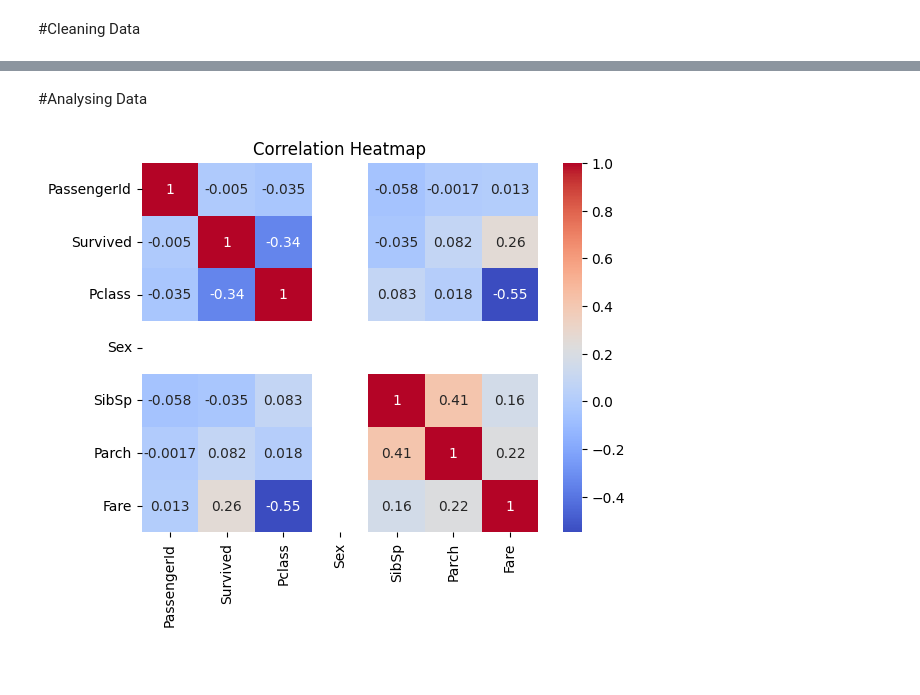
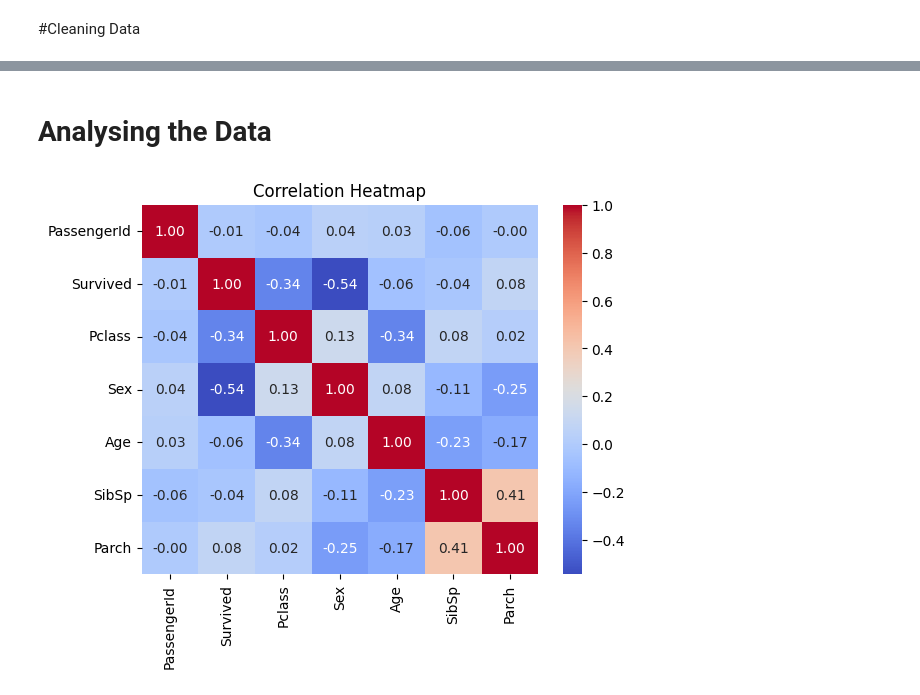
Before and after one commit to nightitachi/Block-Notes, a Jupyter notebook: Titanic11.ipynb, the cells around one changed output, grey strips where cells are left out. Saved outputs shown, nothing was run; the diff lists cells and outputs as text; code cells hidden in the pictures; blank space fills up the shorter version.

```diff
--- a/Titanic11.ipynb
+++ b/Titanic11.ipynb
@@ -149,0 +128,7 @@ clean(test)
+# %%
+la = LabelEncoder()
+obj = train.select_dtypes(include='object')
+non_obj = train.select_dtypes(exclude='object')
+# %%
+for i in range(0, obj.shape[1]):
+    obj.iloc[:, i] = la.fit_transform(obj.iloc[:, i])
@@ -149,0 +151,4 @@ clean(test)
+# %%
+obj = obj.astype('int')
+data = pd.concat([obj,non_obj] , axis = 1)
+data
@@ -154,0 +174,2 @@ sns.heatmap(train.isnull())
+# %%
+train[obj.columns] = obj.apply(lambda col: la.fit_transform(col))
@@ -155,12 +199,10 @@ sns.heatmap(train.isnull())
 # %% [markdown]
-#Analysing Data
+# Analysing the Data
 # %%
-train['Sex'] = train['Sex'].map({'male': 1, 'female': 0})
-train_encoded = train.select_dtypes(include=['float64', 'int64'])
 co = train.corr()
-co = train_encoded.corr()
-sns.heatmap(co, annot=True, cmap='coolwarm')
+
+sns.heatmap(co, annot=True, cmap='coolwarm', fmt=".2f" )
 plt.title('Correlation Heatmap')
 plt.show()
 # %% [output]
-[figure, old version]
+[figure, new version]
```
Also changed, not shown: parts of 45 cells of this notebook.
